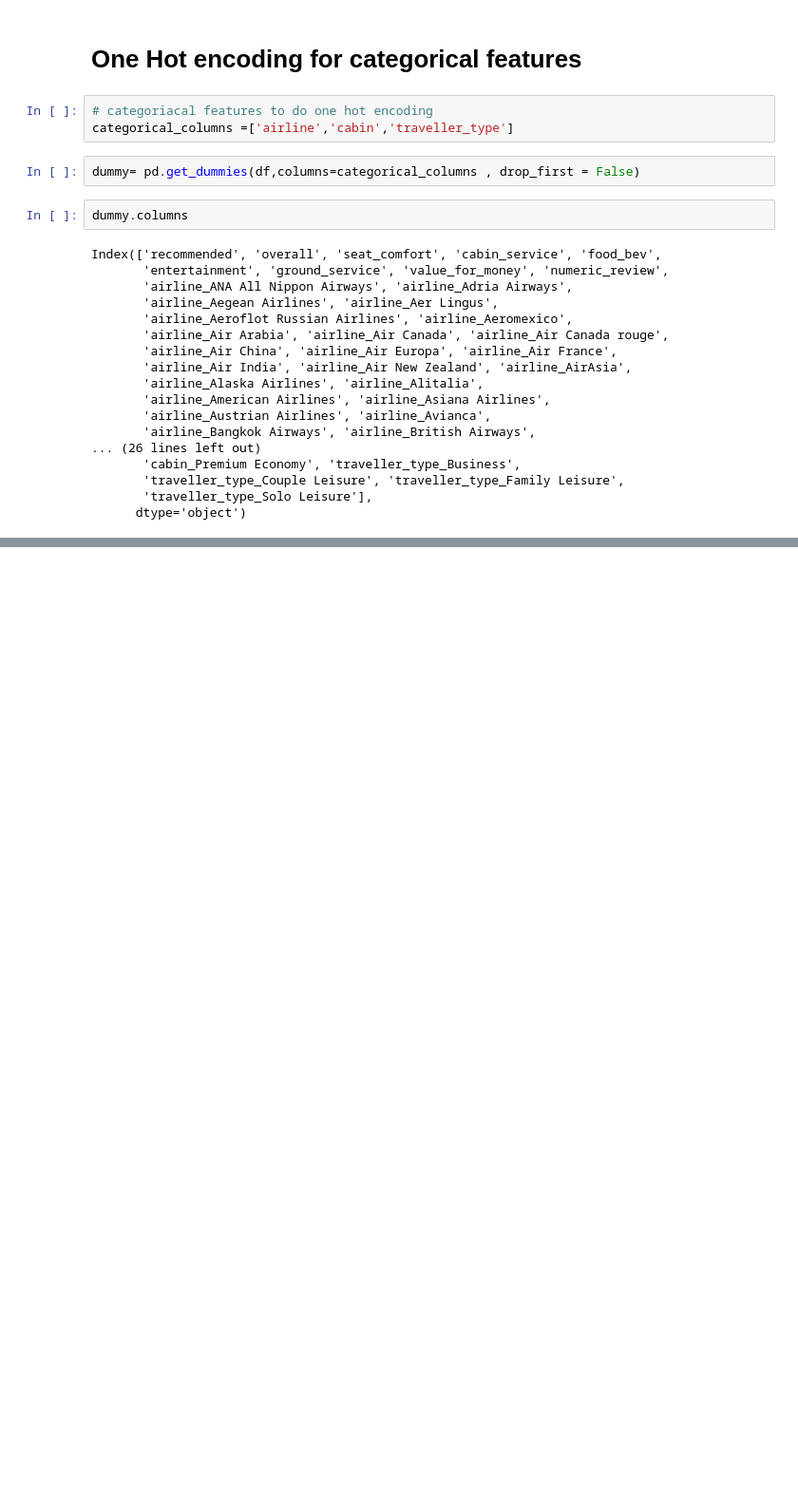
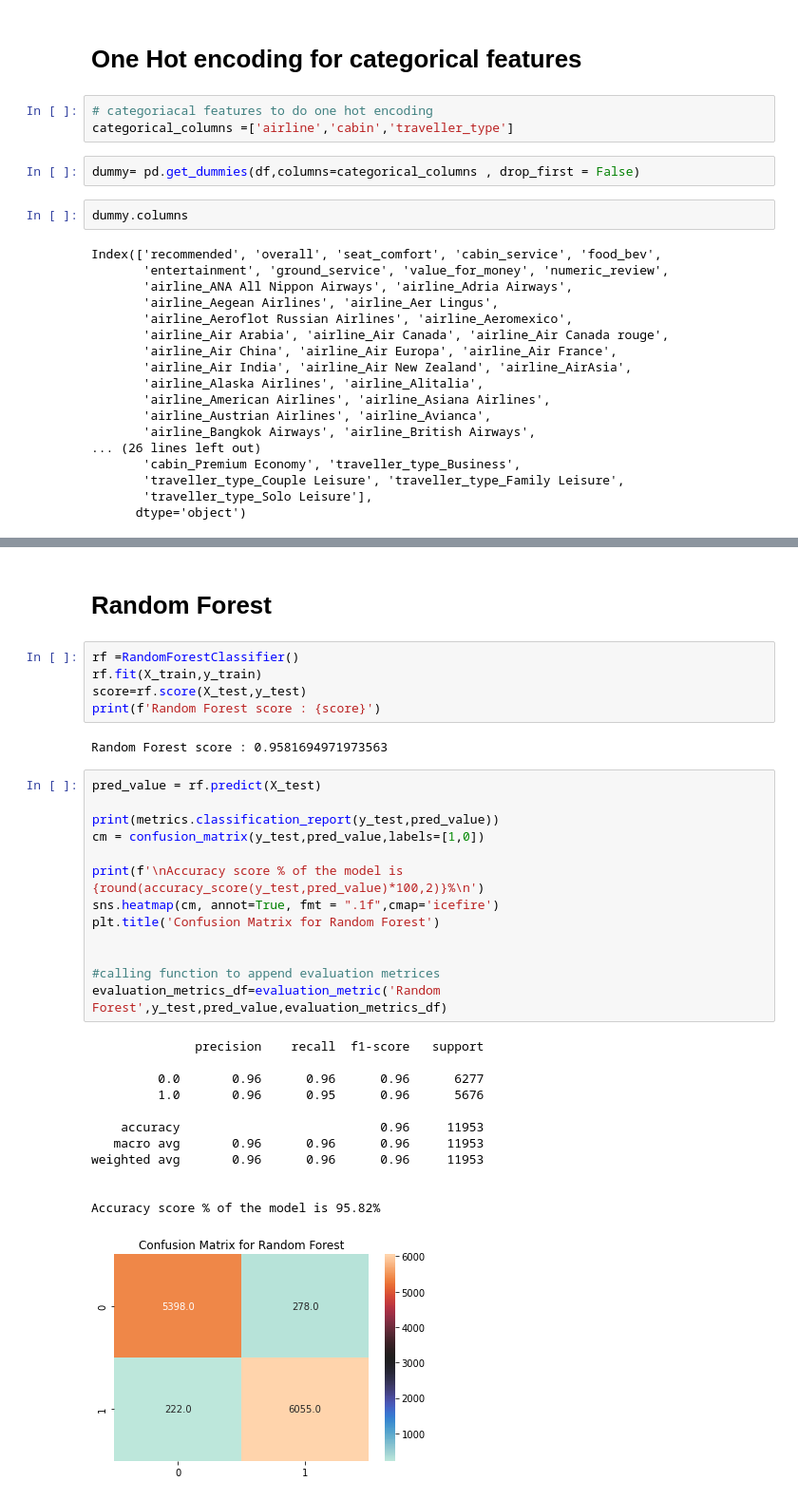
Before and after one commit to shahfaissal/capstone_project_3, a Jupyter notebook: Airline_referral_capstone_project.ipynb, the cells around one changed output, grey strips where cells are left out. Shown at 95% size. Saved outputs shown, nothing was run; the diff lists cells and outputs as text; blank space fills up the shorter version.

```diff
--- a/Airline_referral_capstone_project.ipynb
+++ b/Airline_referral_capstone_project.ipynb
@@ -702,0 +809,35 @@ Index(['recommended', 'overall', 'seat_comfort', 'cabin_service', 'food_bev',
+# %% [markdown]
+# Random Forest
+# %%
+rf =RandomForestClassifier()
+rf.fit(X_train,y_train)
+score=rf.score(X_test,y_test)
+print(f'Random Forest score : {score}')
+# %% [output]
+Random Forest score : 0.9581694971973563
+# %%
+pred_value = rf.predict(X_test)
+
+print(metrics.classification_report(y_test,pred_value))
+cm = confusion_matrix(y_test,pred_value,labels=[1,0])
+
+print(f'\nAccuracy score % of the model is {round(accuracy_score(y_test,pred_value)*100,2)}%\n')
+sns.heatmap(cm, annot=True, fmt = ".1f",cmap='icefire')
+plt.title('Confusion Matrix for Random Forest')
+
+
+#calling function to append evaluation metrices
+evaluation_metrics_df=evaluation_metric('Random Forest',y_test,pred_value,evaluation_metrics_df)
+# %% [output]
+              precision    recall  f1-score   support
+
+         0.0       0.96      0.96      0.96      6277
+         1.0       0.96      0.95      0.96      5676
+
+    accuracy                           0.96     11953
+   macro avg       0.96      0.96      0.96     11953
+weighted avg       0.96      0.96      0.96     11953
+
+
+Accuracy score % of the model is 95.82%
+[figure, added]
```
Also changed, not shown: parts of 40 cells of this notebook.
